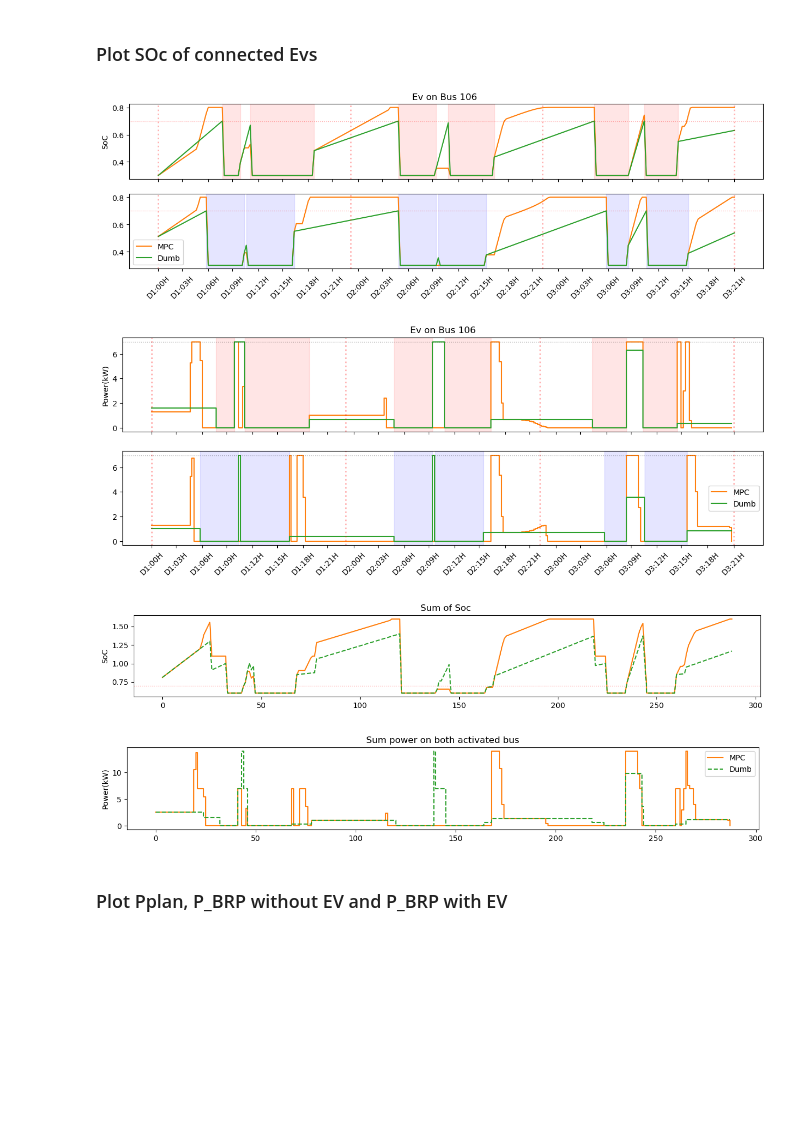
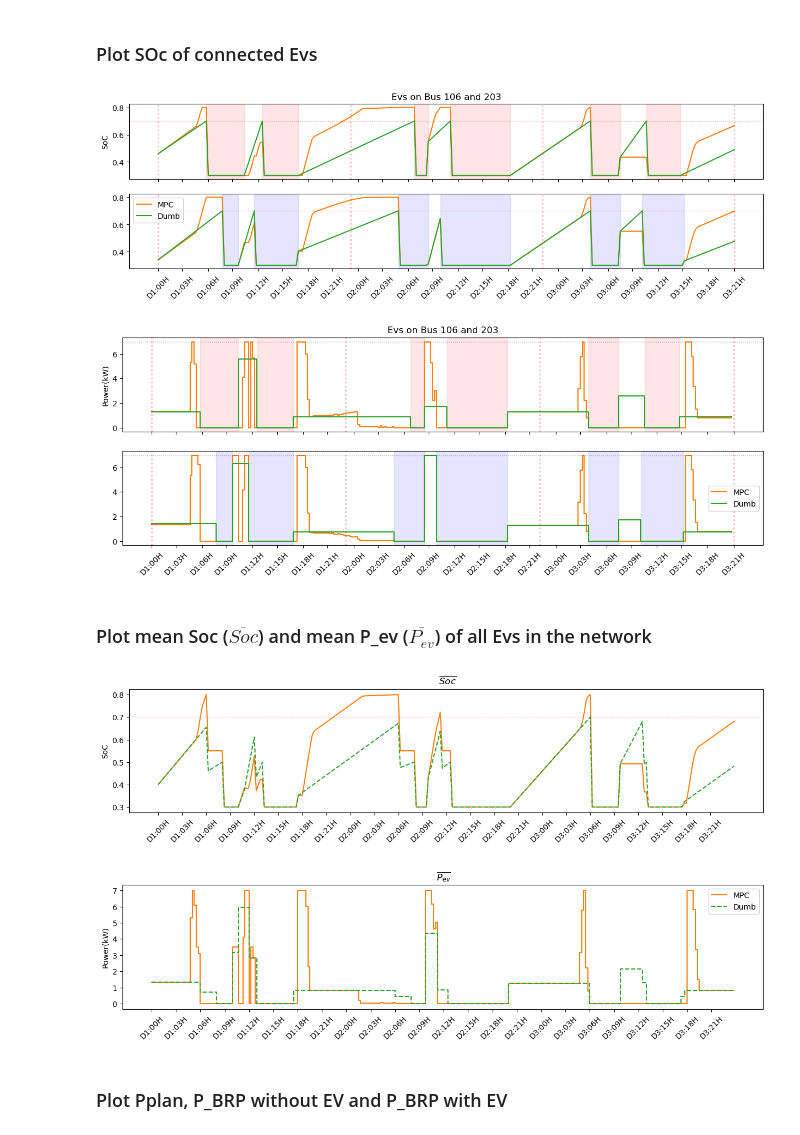
Before and after one commit to pajjaecat/SATIE_Pajj_PostDoc, a Jupyter notebook: Notebooks/V1G_MPC.ipynb, the cells around one changed output. Saved outputs shown, nothing was run; the diff lists cells and outputs as text; code cells hidden in the pictures; blank space fills up the shorter version.

```diff
--- a/Notebooks/V1G_MPC.ipynb
+++ b/Notebooks/V1G_MPC.ipynb
@@ -271,10 +188,16 @@ p_pv_pred = {}   # Active pv for (engagement) for each customer in the network
 pv_dn_keys = list(data_custid_pv_dict.keys()) # Get index of elm in the dict
 len_pv = len(data_custid_pv_dict) # Get number of elm p_pv dict
 
-# For all  users in the IEEE network ...
+# For all elm in the load_data_df dataframe
 for i in load_data_df.index:
-    bus_nbr = load_data_df.loc[i]['Bus'] # Get bus number at row i in the dataframe
-    p_pv.update({ bus_nbr : reg_switching_pv.real_GHI.values*1000/s_base })    # Using real PV  from model switching
+    bus_nbr = load_data_df.loc[i]['Bus'] #Get bus number at row i in the dataframe
+    val = reg_switching_pv.real_GHI.values*1000/s_base
+    # temporary used to reshape the PV so that it can be as I wanted
+    val[96*2:96*3] = val[96*3:96*4]
+    val[96*3:96*4] = val[96*3:96*4]/2
+    val[252:264] = val[252:264]*2
+
+    p_pv.update({ bus_nbr : val })                 # using real data from model switching
     p_pv_pred.update({ bus_nbr : reg_switching_pv.engagement_GHI.values*1000/s_base }) # The PRP P_pv is based on on the  using prediction
 # %% [markdown]
 ### Associate with each user in the IEEE network a $Pv_{plan}$
@@ -584,7 +505,7 @@ See the pdf file [ProblemFormulation]()
 # %%
 # define variables for MPC problems
 # nb_sim_days = 1
-hor_in_min = probVar.hor_dict['15mn'] # Define the MPC horizon in minutes
+hor_in_min = probVar.hor_dict['30mn'] # Define the MPC horizon in minutes
 hor = hor_in_min // probVar.Δt         # Redefine the horizon in number of Δt  period to consider
 t_sim = nb_sim_days*probVar.fullDay_min//probVar.Δt      #Total duration of the study(in minutes)
 
@@ -611,7 +532,7 @@ scale = 150            # Scaling factor of irradiance in power
 pred_input = hor_in_min, hour_back_windows, hour_frcst_freq, extracted_date, saving_folder_file, prev_day_type, scale
 
 # Define alpha
-α = 0.
+α = 0.0
 # %% [markdown]
 ## Run MPC
 # %%
@@ -711,7 +630,8 @@ for k in tqdm(range(0, t_sim)):
 # %%
 ####  Compute dumb strategy soc
 soc_prob_dumb = brp.compute_DumbSoc(p_ev_plan, ev_data, t_sim)
-
+ΔT = probVar.ΔT
+Δt = probVar.Δt
 
 # Create an array such that
 # pplan_delt = [p_plan[0],p_plan[0] ... p_plan[0], p_plan[1],p_plan[1] ... p_plan[1], ...,  p_plan[-1],p_plan[-1] ... p_plan[-1]]
@@ -778,7 +699,6 @@ Dumb Energy mismatch:  2760.23 kWh
 # %% [markdown]
 ### Plot SOc of connected Evs
 # %%
-# nb_sim_days = 1
 r1 = np.kron(np.ones((nb_sim_days), dtype=int), np.arange(0,24,nb_sim_days))
 r2 = np.kron( np.arange(1,nb_sim_days+1),np.ones((np.arange(0,24,nb_sim_days).shape[0]),dtype=int))
 labells = [f'D{Day}:{hour:>02}H' for Day,hour in zip(r2,r1)]
@@ -806,7 +726,7 @@ for axis,cur_bus ,indx in zip(axx.flatten(), ev_data, range(len(ev_data))):
 
 plt.xticks(in_ticks, labels=labells,rotation=45)
 var = evs_data_df['Bus']
-axx[0].set(ylabel='SoC',title=f'Ev on Bus {var[0]} ');
+axx[0].set(ylabel='SoC',title=f'Evs on Bus {var[0]} and {var[1]}');
 # axx[1].set(ylabel='SoC',title= f'Ev on Bus {var[1]}');
 plt.legend(['MPC', 'Dumb']);
 
@@ -829,56 +749,56 @@ for axis, cur_bus,indx in zip(axx.flatten(), ev_data, range(len(ev_data))):
     axis.axhline(p_max, color='k', ls=':', lw=1, alpha=0.3)# Set a line at
 
 plt.xticks(in_ticks,labels=labells,rotation=45)
-axx[0].set(ylabel='Power(kW)',title=' Ev on Bus 106 ');
+axx[0].set(ylabel='Power(kW)',title=f'Evs on Bus {var[0]} and {var[1]}');
 # axx[1].set(ylabel='Power(kW)',title=' Ev on Bus 203 ');
 plt.legend(['MPC', 'Dumb']);
 # %% [output]
-[figure, old version]
+[figure, new version]
-[figure, old version]
+[figure, new version]
+# %% [markdown]
+### Plot mean Soc ($\overline{Soc}$) and mean P_ev ($\overline{P_{ev}}$) of all Evs in the network
 # %%
-# nb_sim_days = 1
-
 soc_sum_mpc = np.zeros(t_sim+1)
 soc_sum_dumb = np.zeros(t_sim+1)
 p_ev_sum_mpc = np.zeros(t_sim)
 p_ev_sum_dumb = np.zeros(t_sim)
 
 r1 = np.kron(np.ones((nb_sim_days), dtype=int), np.arange(0,24,nb_sim_days))
 r2 = np.kron( np.arange(1,nb_sim_days+1),np.ones((np.arange(0,24,nb_sim_days).shape[0]),dtype=int))
 labells = [f'D{Day}:{hour:>02}H' for Day,hour in zip(r2,r1)]
-per_day = 1440//Δt
+per_day = probVar.fullDay_min//Δt
 leng = 15
 
 
-fig, axx = plt.subplots(1,1,figsize=(leng,2), dpi=100, sharex=True)
+fig, axx = plt.subplots(1,1,figsize=(leng,3), dpi=100, sharex=True)
 for cur_bus in ev_data:
     soc_sum_mpc = soc_sum_mpc + soc_prob[cur_bus][0,]
     soc_sum_dumb = soc_sum_dumb + soc_prob_dumb[cur_bus]
 
 # colorUnpluggedPeriod()
 
-axx.plot(soc_sum_mpc,**kwargs[0]);
-axx.plot(soc_sum_dumb,ls='--', **kwargs[1]);
-axx.axhline(0.7, color='r', ls=':', lw=1, alpha=0.3)# Set a line at
-# plt.xticks(range(0,nb_sim_days*per_day,nb_sim_days*4),labels=labells,rotation=45)
-axx.set(ylabel='SoC',title=f'Sum of Soc ');
+axx.plot(soc_sum_mpc/len(ev_data),**kwargs[0]);
+axx.plot(soc_sum_dumb/len(ev_data),ls='--', **kwargs[1]);
+axx.axhline(0.7, color='r', ls=':', lw=1, alpha=0.3) # Set a line at
+plt.xticks(range(0,nb_sim_days*per_day,nb_sim_days*4),labels=labells,rotation=45)
+axx.set(ylabel='SoC',title=' $\overline{Soc}$');
 
 
-fig, axx = plt.subplots(1,1,figsize=(leng,2), dpi=100, sharex=True)
+fig, axx = plt.subplots(1,1,figsize=(leng,3), dpi=100, sharex=True)
 for cur_bus in ev_data:
     p_ev_sum_mpc += p_ev_chrg_prob[cur_bus][0,:t_sim]
     p_ev_sum_dumb += p_ev_plan[cur_bus][:t_sim]
 
 # colorUnpluggedPeriod()
 
-axx.plot(p_ev_sum_mpc*s_base/1000,ds='steps-post',**kwargs[0]);
-axx.plot(p_ev_sum_dumb*s_base/1000,ls='--', ds='steps-post',**kwargs[1]);
-# plt.xticks(range(0,nb_sim_days*per_day,nb_sim_days*4),labels=labells,rotation=45)
-axx.set(ylabel='Power(kW)',title=' Sum power on both activated bus ');
+axx.plot(p_ev_sum_mpc/len(ev_data)*s_base/1000,ds='steps-post',**kwargs[0]);
+axx.plot(p_ev_sum_dumb/len(ev_data)*s_base/1000,ls='--', ds='steps-post',**kwargs[1]);
+plt.xticks(range(0,nb_sim_days*per_day,nb_sim_days*4),labels=labells,rotation=45)
+axx.set(ylabel='Power(kW)',title=' $\overline{P_{ev}}$ ');
 plt.legend(['MPC', 'Dumb']);
 # %% [output]
-[figure, old version]
+[figure, new version]
-[figure, old version]
+[figure, new version]
 # %% [markdown]
 ### Plot Pplan, P_BRP without EV and P_BRP with EV
 # %%
```
Also changed, not shown: parts of 27 cells of this notebook.
